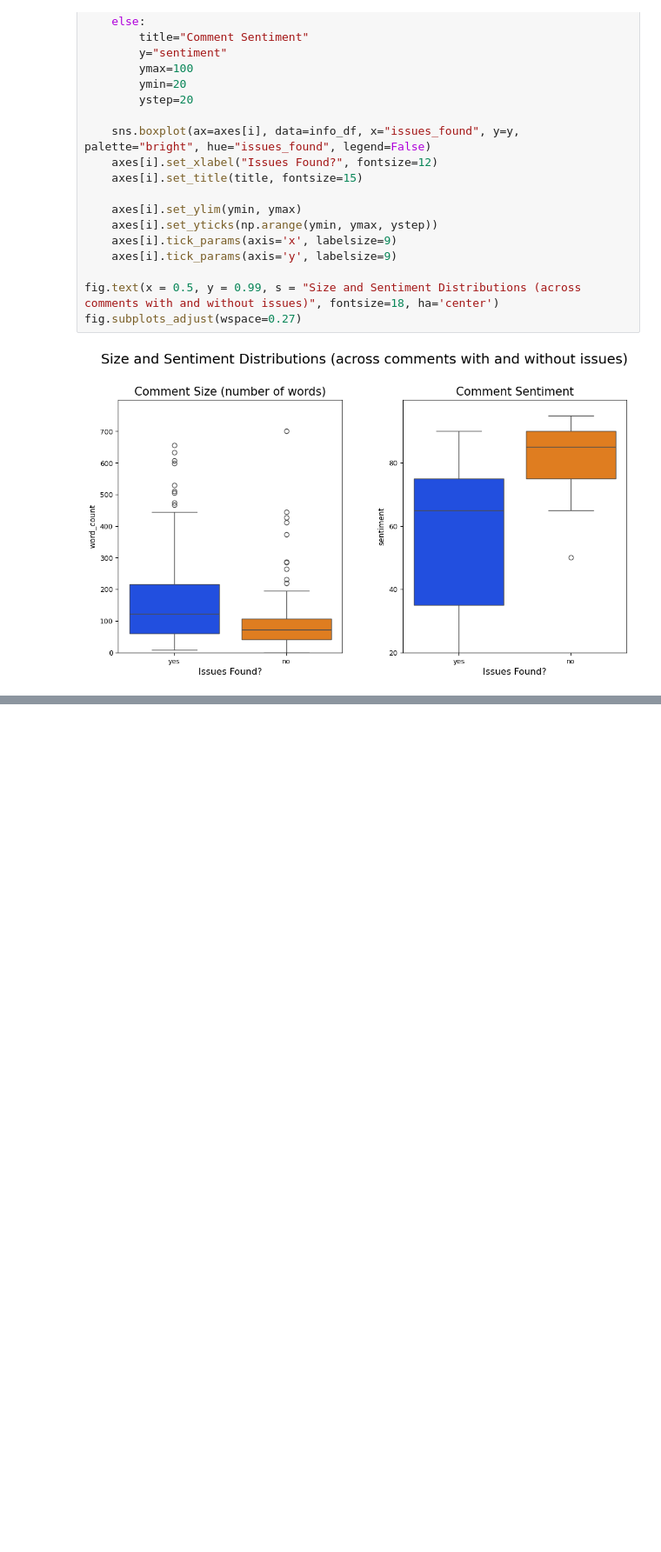
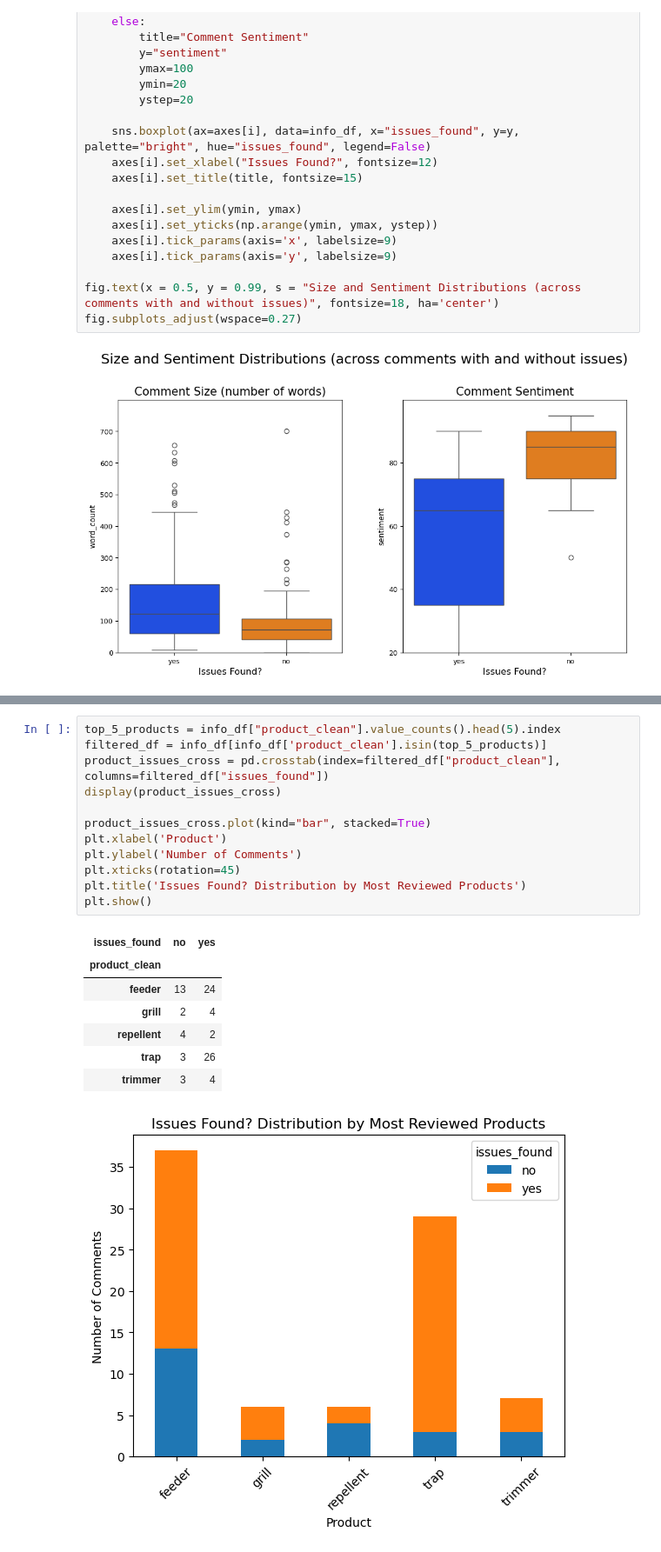
Before and after one commit to evanpaddock/MIS501_PA4, a Jupyter notebook: PA4.ipynb, the cells around one changed output, grey strips where cells are left out. Shown at 87% size. Saved outputs shown, nothing was run; the diff lists cells and outputs as text; blank space fills up the shorter version.

```diff
--- a/PA4.ipynb
+++ b/PA4.ipynb
@@ -224,0 +254,21 @@ False
+# %%
+top_5_products = info_df["product_clean"].value_counts().head(5).index
+filtered_df = info_df[info_df['product_clean'].isin(top_5_products)]
+product_issues_cross = pd.crosstab(index=filtered_df["product_clean"], columns=filtered_df["issues_found"])
+display(product_issues_cross)
+
+product_issues_cross.plot(kind="bar", stacked=True)
+plt.xlabel('Product')
+plt.ylabel('Number of Comments')
+plt.xticks(rotation=45)
+plt.title('Issues Found? Distribution by Most Reviewed Products')
+plt.show()
+# %% [output]
+| issues_found | no | yes |
+| product_clean |  |  |
+| feeder | 13 | 24 |
+| grill | 2 | 4 |
+| repellent | 4 | 2 |
+| trap | 3 | 26 |
+| trimmer | 3 | 4 |
+[figure, added]
```
Also changed, not shown: parts of 3 cells of this notebook.
